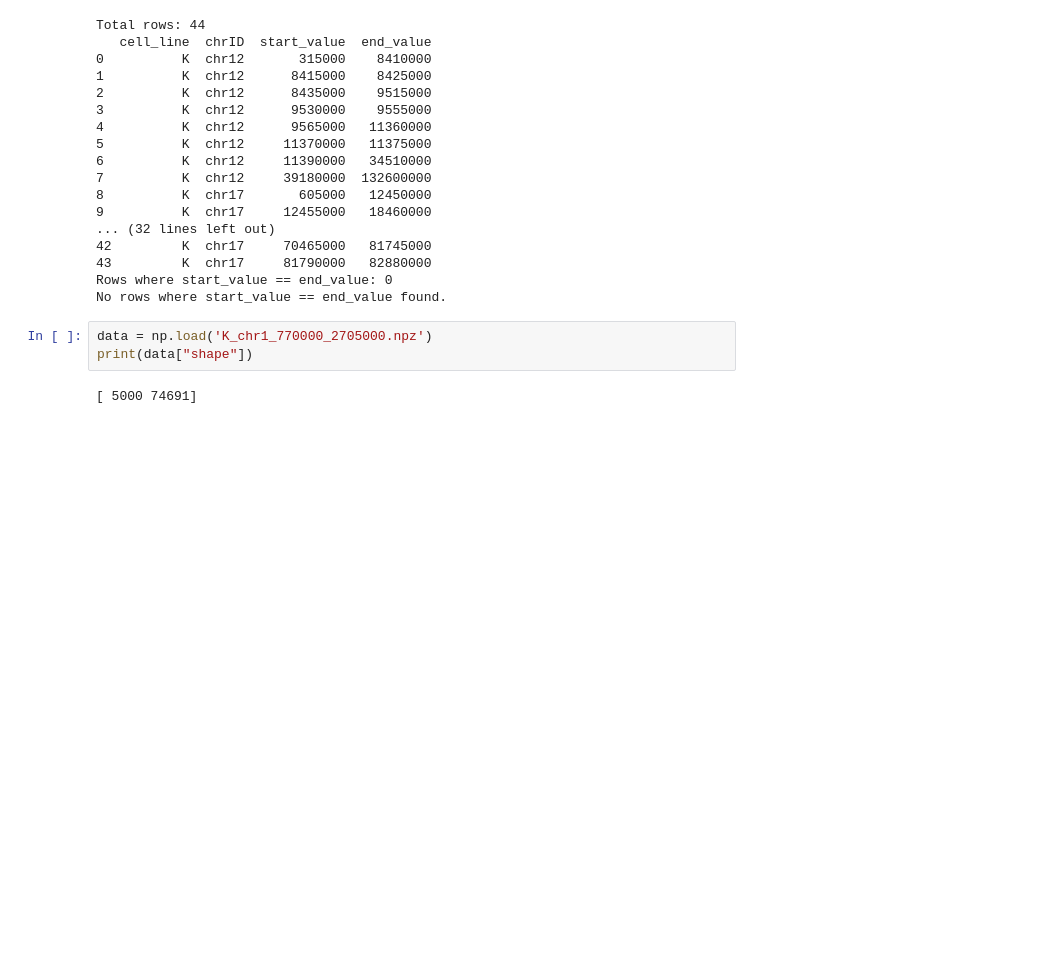
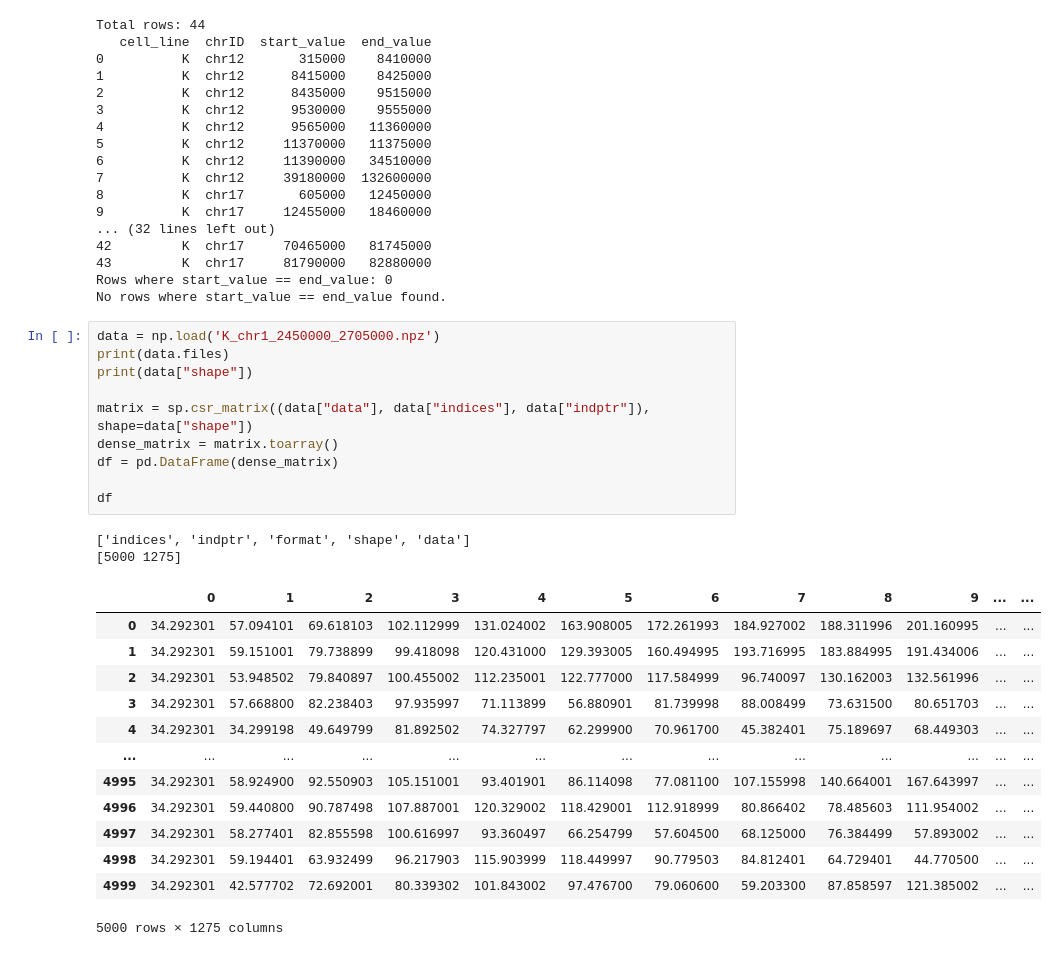
Before and after one commit to ScheWann/ChromPolymerDB, a Jupyter notebook: Scripts/extraction.ipynb, the cells around one changed output. Drawn from its saved outputs; the diff is of its cells as text; blank space fills up the shorter version.

```diff
--- a/Scripts/extraction.ipynb
+++ b/Scripts/extraction.ipynb
@@ -270,8 +271,29 @@ Total rows: 44
 43         K  chr17     81790000   82880000
 Rows where start_value == end_value: 0
 No rows where start_value == end_value found.
-# %%
-data = np.load('K_chr1_770000_2705000.npz')
-print(data["shape"])
-# %% [output]
-[ 5000 74691]
+# %%
+data = np.load('K_chr1_2450000_2705000.npz')
+print(data.files)
+print(data["shape"])
+
+matrix = sp.csr_matrix((data["data"], data["indices"], data["indptr"]), shape=data["shape"])
+dense_matrix = matrix.toarray()
+df = pd.DataFrame(dense_matrix)
+
+df
+# %% [output]
+['indices', 'indptr', 'format', 'shape', 'data']
+[5000 1275]
+|  | 0 | 1 | 2 | 3 | 4 | 5 | 6 | 7 | 8 | 9 | ... | ... |
+| 0 | 34.292301 | 57.094101 | 69.618103 | 102.112999 | 131.024002 | 163.908005 | 172.261993 | 184.927002 | 188.311996 | 201.160995 | ... | ... |
+| 1 | 34.292301 | 59.151001 | 79.738899 | 99.418098 | 120.431000 | 129.393005 | 160.494995 | 193.716995 | 183.884995 | 191.434006 | ... | ... |
+| 2 | 34.292301 | 53.948502 | 79.840897 | 100.455002 | 112.235001 | 122.777000 | 117.584999 | 96.740097 | 130.162003 | 132.561996 | ... | ... |
+| 3 | 34.292301 | 57.668800 | 82.238403 | 97.935997 | 71.113899 | 56.880901 | 81.739998 | 88.008499 | 73.631500 | 80.651703 | ... | ... |
+| 4 | 34.292301 | 34.299198 | 49.649799 | 81.892502 | 74.327797 | 62.299900 | 70.961700 | 45.382401 | 75.189697 | 68.449303 | ... | ... |
+| ... | ... | ... | ... | ... | ... | ... | ... | ... | ... | ... | ... | ... |
+| 4995 | 34.292301 | 58.924900 | 92.550903 | 105.151001 | 93.401901 | 86.114098 | 77.081100 | 107.155998 | 140.664001 | 167.643997 | ... | ... |
+| 4996 | 34.292301 | 59.440800 | 90.787498 | 107.887001 | 120.329002 | 118.429001 | 112.918999 | 80.866402 | 78.485603 | 111.954002 | ... | ... |
+| 4997 | 34.292301 | 58.277401 | 82.855598 | 100.616997 | 93.360497 | 66.254799 | 57.604500 | 68.125000 | 76.384499 | 57.893002 | ... | ... |
+| 4998 | 34.292301 | 59.194401 | 63.932499 | 96.217903 | 115.903999 | 118.449997 | 90.779503 | 84.812401 | 64.729401 | 44.770500 | ... | ... |
+| 4999 | 34.292301 | 42.577702 | 72.692001 | 80.339302 | 101.843002 | 97.476700 | 79.060600 | 59.203300 | 87.858597 | 121.385002 | ... | ... |
+5000 rows × 1275 columns
```
Also changed, not shown: parts of 1 cell of this notebook.
